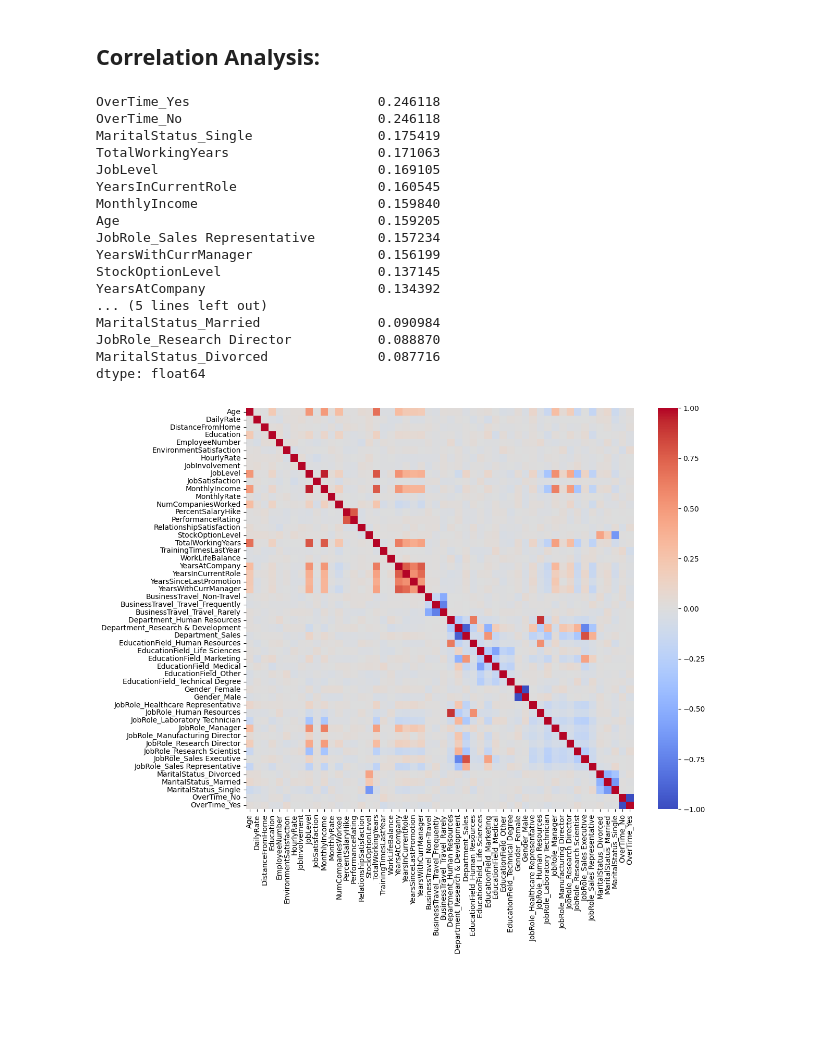
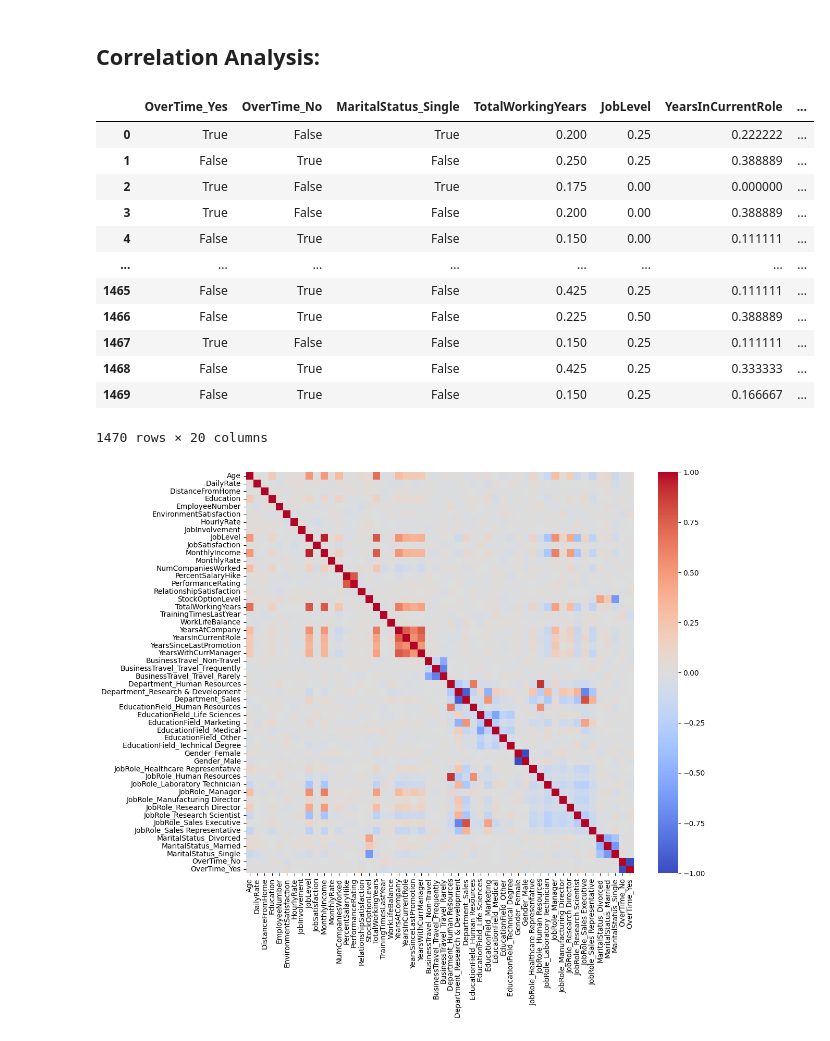
Before and after one commit to NafiuRahman77/CSE-472, a Jupyter notebook: Offline-1/1905077.ipynb, the cells around one changed output. Saved outputs shown, nothing was run; the diff lists cells and outputs as text; code cells hidden in the pictures; blank space fills up the shorter version.

```diff
--- a/Offline-1/1905077.ipynb
+++ b/Offline-1/1905077.ipynb
@@ -147,32 +147,30 @@ features
 # %%
 labels_df = pd.DataFrame(labels, columns=['Attrition'])
 correlation = features.corrwith(labels_df['Attrition'])
 
 # correlation matrix
 correlation_matrix = features.corr()
 correlation_matrix = correlation_matrix.dropna(axis=0, how='all').dropna(axis=1, how='all')
 
 # top 20 columns with highest correlation
 top_20 = correlation.abs().sort_values(ascending=False).head(20)
-top_20
+
+features_top_20 = features[top_20.index]
+features_top_20
 # %% [output]
+|  | OverTime_Yes | OverTime_No | MaritalStatus_Single | TotalWorkingYears | JobLevel | YearsInCurrentRole | ... |
+| 0 | True | False | True | 0.200 | 0.25 | 0.222222 | ... |
+| 1 | False | True | False | 0.250 | 0.25 | 0.388889 | ... |
+| 2 | True | False | True | 0.175 | 0.00 | 0.000000 | ... |
+| 3 | True | False | False | 0.200 | 0.00 | 0.388889 | ... |
+| 4 | False | True | False | 0.150 | 0.00 | 0.111111 | ... |
+| ... | ... | ... | ... | ... | ... | ... | ... |
+| 1465 | False | True | False | 0.425 | 0.25 | 0.111111 | ... |
+| 1466 | False | True | False | 0.225 | 0.50 | 0.388889 | ... |
+| 1467 | True | False | False | 0.150 | 0.25 | 0.111111 | ... |
+| 1468 | False | True | False | 0.425 | 0.25 | 0.333333 | ... |
+| 1469 | False | True | False | 0.150 | 0.25 | 0.166667 | ... |
-OverTime_Yes                        0.246118
-OverTime_No                         0.246118
-MaritalStatus_Single                0.175419
-TotalWorkingYears                   0.171063
-JobLevel                            0.169105
-YearsInCurrentRole                  0.160545
-MonthlyIncome                       0.159840
-Age                                 0.159205
-JobRole_Sales Representative        0.157234
-YearsWithCurrManager                0.156199
-StockOptionLevel                    0.137145
-YearsAtCompany                      0.134392
-... (5 lines left out)
-MaritalStatus_Married               0.090984
-JobRole_Research Director           0.088870
-MaritalStatus_Divorced              0.087716
-dtype: float64
+1470 rows × 20 columns
 # %%
 import seaborn as sn
 plt.figure(figsize=(12, 10))
```
Also changed, not shown: parts of 1 cell of this notebook.
